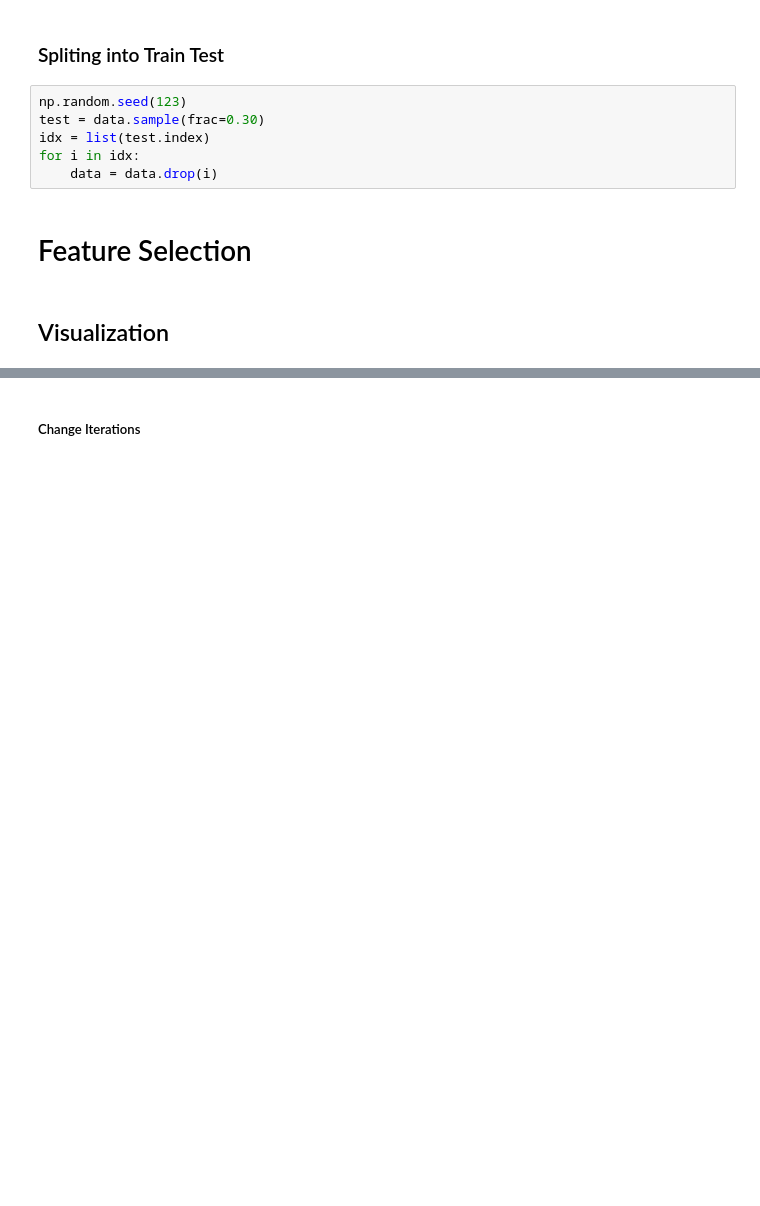
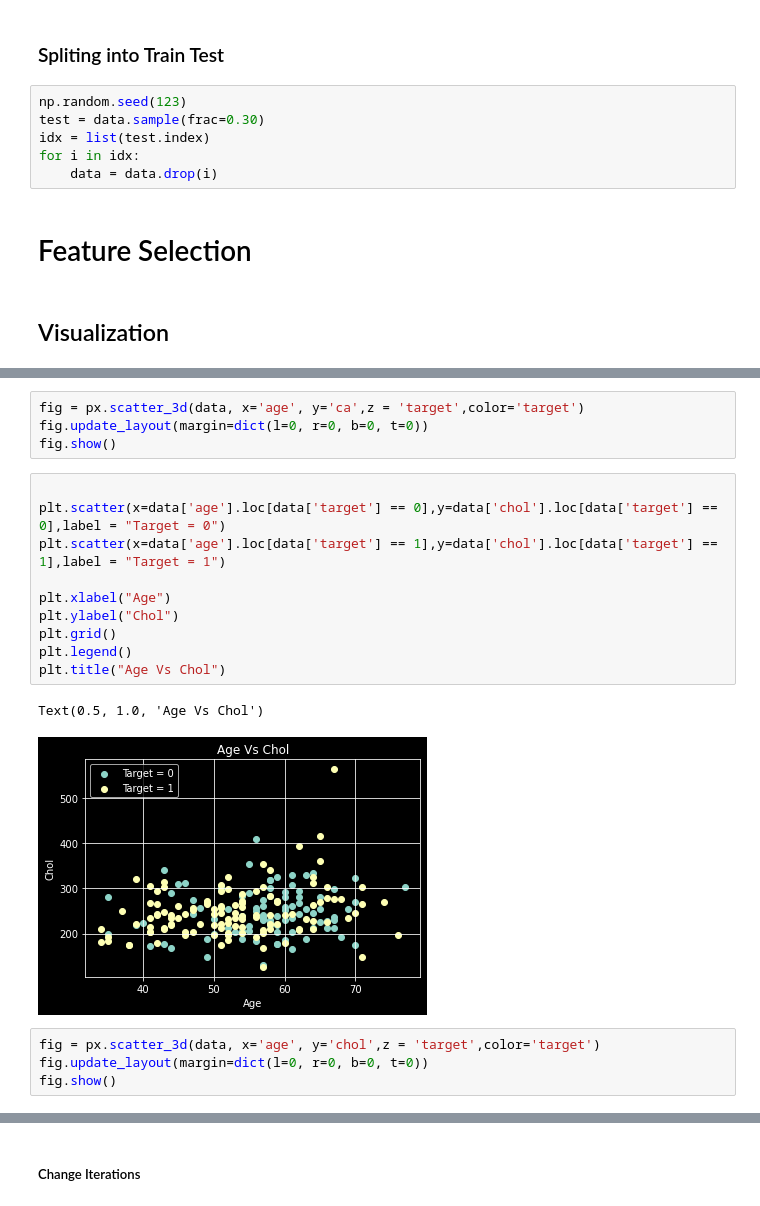
Before and after one commit to AYA0HASSAN/LogisticRegression, a Jupyter notebook: LogisticRegressionLab.ipynb, the cells around one changed output, grey strips where cells are left out. Drawn from its saved outputs; the diff is of its cells as text; blank space fills up the shorter version.

```diff
--- a/LogisticRegressionLab.ipynb
+++ b/LogisticRegressionLab.ipynb
@@ -193,0 +181,21 @@ label = data[['target']]
+# %%
+fig = px.scatter_3d(data, x='age', y='ca',z = 'target',color='target')
+fig.update_layout(margin=dict(l=0, r=0, b=0, t=0))
+fig.show()
+# %%
+
+plt.scatter(x=data['age'].loc[data['target'] == 0],y=data['chol'].loc[data['target'] == 0],label = "Target = 0")
+plt.scatter(x=data['age'].loc[data['target'] == 1],y=data['chol'].loc[data['target'] == 1],label = "Target = 1")
+
+plt.xlabel("Age")
+plt.ylabel("Chol")
+plt.grid()
+plt.legend()
+plt.title("Age Vs Chol")
+# %% [output]
+Text(0.5, 1.0, 'Age Vs Chol')
+[figure, added]
+# %%
+fig = px.scatter_3d(data, x='age', y='chol',z = 'target',color='target')
+fig.update_layout(margin=dict(l=0, r=0, b=0, t=0))
+fig.show()
```
Also changed, not shown: parts of 60 cells of this notebook.
